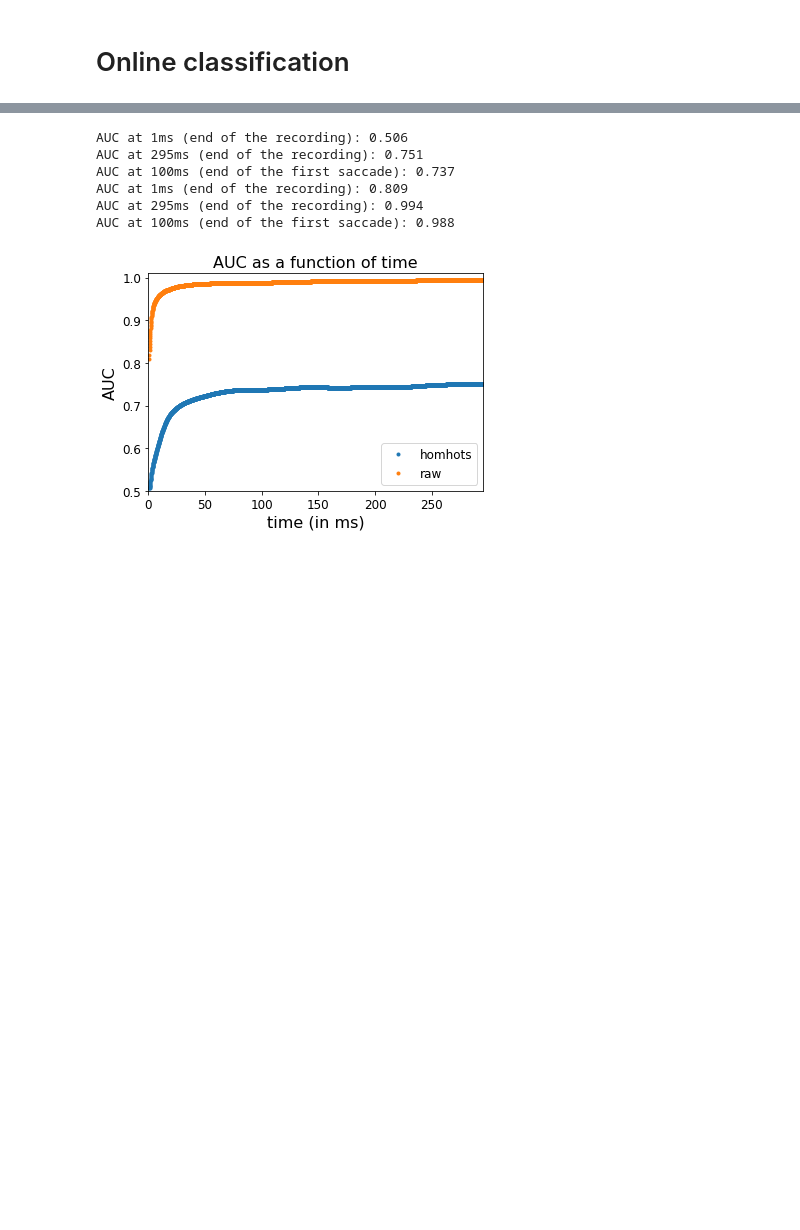
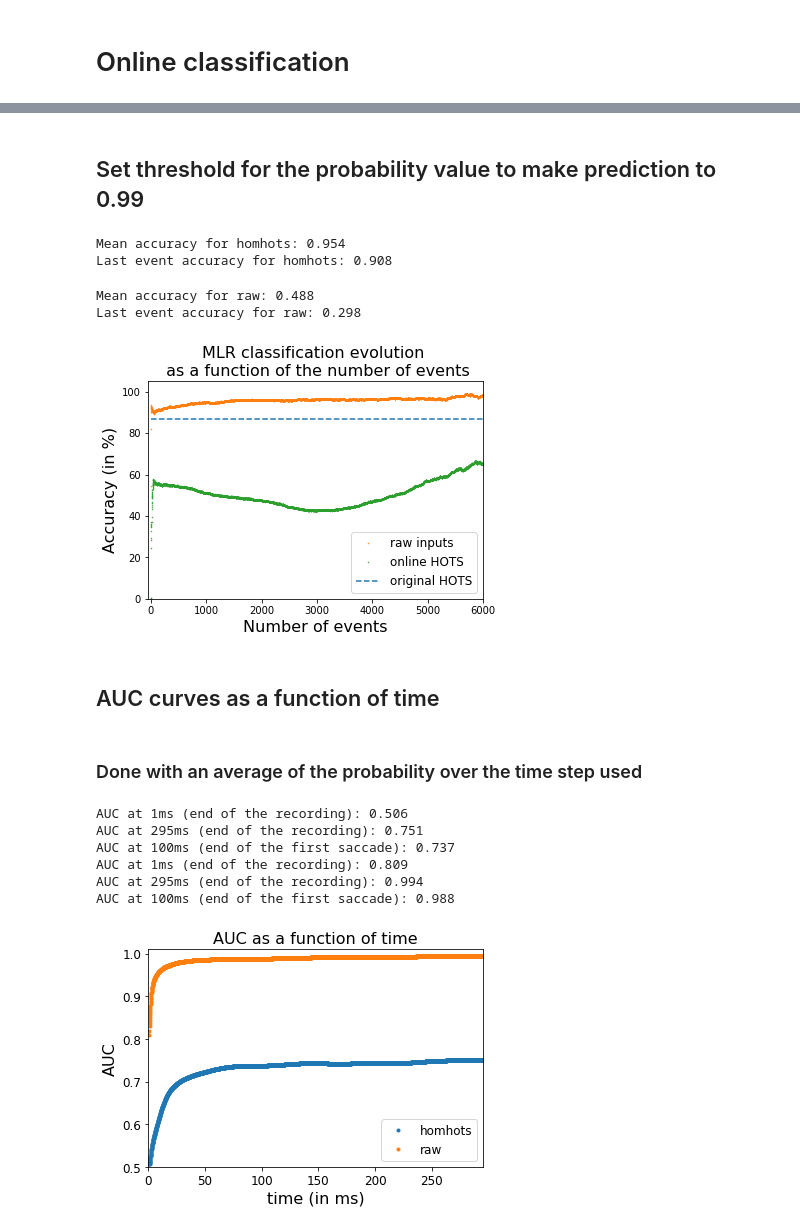
Before and after one commit to SpikeAI/HOTS, a Jupyter notebook: notebooks/RESULTS_03_NMNIST.ipynb, the cells around one changed output, grey strips where cells are left out. Drawn from its saved outputs; the diff is of its cells as text; code cells hidden in the pictures; blank space fills up the shorter version.

```diff
--- a/notebooks/RESULTS_03_NMNIST.ipynb
+++ b/notebooks/RESULTS_03_NMNIST.ipynb
@@ -544,25 +276,2 @@ Last event accuracy for homhots: 0.908
-# %%
-thres = None
-colorz = ['#1f77b4', '#ff7f0e', '#2ca02c', '#d62728', '#9467bd', '#8c564b', '#e377c2', '#7f7f7f', '#bcbd22', '#17becf']
-legend_list = ['original HOTS', 'raw inputs','online HOTS']
-namelist = ['homhots','raw']
-fig_onl, ax_onl = plt.subplots()
-ax_onl.hlines(86.9,0,6000, linestyles='dashed', color=colorz[0], label=legend_list[0])
-for namnum, name in enumerate(namelist):
-    f_name = f'{record_path}{timestr}_LR_results_{name}_{nbclust}_{nb_train}_{nb_test}_{ds_ev}.pkl'
-    with open(f_name, 'rb') as file:
-        likelihood, true_target = pickle.load(file)
-    meanac, onlinac, lastac, truepos, falsepos = classification_results(likelihood, true_target, thres, nb_test)
-    #pars, cov = curve_fit(f=fitting, xdata=np.arange(len(onlinac)), ydata=onlinac, p0=[1,1], bounds=(-np.inf, np.inf))
-    #fit = fitting(np.arange(len(onlinac)), *pars) f
-    print(f'Mean accuracy for {name}: {np.round(meanac,3)}')
-    print(f'Last event accuracy for {name}: {np.round(lastac,3)}')
-    ax_onl.plot(onlinac[:6000]*100, '.', ms=1, color=colorz[namnum+1], label = legend_list[namnum+1]);
-    #ax_onl.plot(fit[:3000], linestyle='-', color=color[namnum], linewidth=1);
-ax_onl.axis([-50,6000,0,105]);
-ax_onl.set_xlabel('Number of events', fontsize=16);
-ax_onl.set_ylabel('Accuracy (in %)', fontsize=16);
-ax_onl.set_title('MLR classification evolution \n as a function of the number of events', fontsize=16);
-ax_onl.legend(fontsize=12, loc='lower right');
 # %%
 printfig(fig_onl, 'nmnist_online.pdf')
@@ -597,3 +278,35 @@ for namnum, name in enumerate(namelist):
+# %% [markdown]
+## Set threshold for the probability value to make prediction to 0.99
+# %%
+thres = 0.99
+colorz = ['#1f77b4', '#ff7f0e', '#2ca02c', '#d62728', '#9467bd', '#8c564b', '#e377c2', '#7f7f7f', '#bcbd22', '#17becf']
+legend_list = ['original HOTS', 'raw inputs','online HOTS']
+namelist = ['homhots','raw']
+fig_onl, ax_onl = plt.subplots()
+ax_onl.hlines(86.9,0,6000, linestyles='dashed', color=colorz[0], label=legend_list[0])
+for namnum, name in enumerate(namelist):
+    f_name = f'{record_path}{timestr}_LR_results_{name}_{nbclust}_{nb_train}_{nb_test}_{ds_ev}.pkl'
+    with open(f_name, 'rb') as file:
+        likelihood, true_target = pickle.load(file)
+    meanac, onlinac, lastac, truepos, falsepos = classification_results(likelihood, true_target, thres, nb_test, 1/nb_class)
+    print(f'Mean accuracy for {name}: {np.round(meanac,3)}')
+    print(f'Last event accuracy for {name}: {np.round(lastac,3)}')
+    ax_onl.plot(onlinac[:6000]*100, '.', ms=1, color=colorz[namnum+1], label = legend_list[namnum+1]);
+ax_onl.axis([-50,6000,0,105]);
+ax_onl.set_xlabel('Number of events', fontsize=16);
+ax_onl.set_ylabel('Accuracy (in %)', fontsize=16);
+ax_onl.set_title('MLR classification evolution \n as a function of the number of events', fontsize=16);
+ax_onl.legend(fontsize=12, loc='lower right');
+# %% [output]
+Mean accuracy for homhots: 0.954
+Last event accuracy for homhots: 0.908
+Mean accuracy for raw: 0.488
+Last event accuracy for raw: 0.298
+[figure, added]
+# %% [markdown]
+## AUC curves as a function of time
+# %% [markdown]
+### Done with an average of the probability over the time step used
 # %%
 f_name = f'{record_path}{timestr}_LR_results_{nbclust}_{nb_train}_{nb_test}_1_AUC.pkl'
 with open(f_name, 'rb') as file:
```
Also changed, not shown: parts of 28 cells of this notebook, 1 other file.
